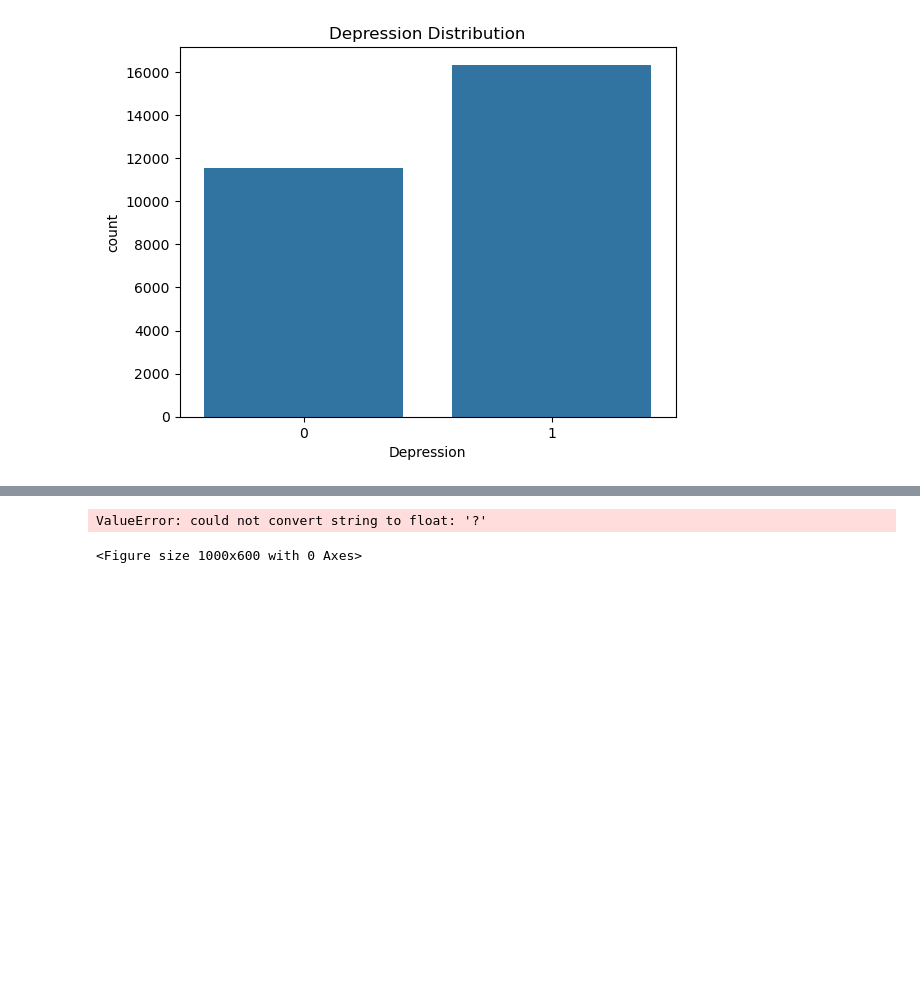
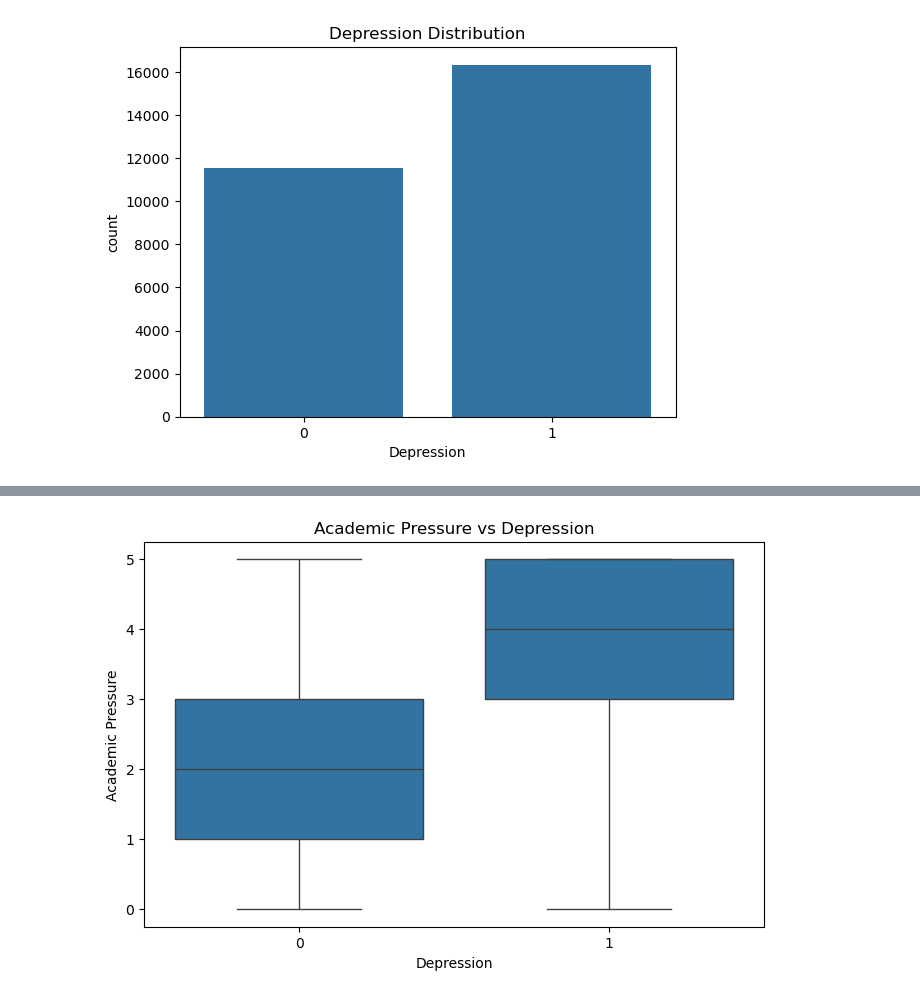
Before and after one commit to CoreeJoseph/ete4990-s25-homeworkfolder-ClassTemplte, a Jupyter notebook: Labs/Lab 11/_CoreeJoseph_Lab 11.ipynb, the cells around one changed output, grey strips where cells are left out. Drawn from its saved outputs; the diff is of its cells as text; code cells hidden in the pictures; blank space fills up the shorter version.

Commit message:
clean and plot

```diff
--- a/Labs/Lab 11/_CoreeJoseph_Lab 11.ipynb
+++ b/Labs/Lab 11/_CoreeJoseph_Lab 11.ipynb
@@ -217,6 +219,7 @@ ValueError: could not convert string to float: '?'
 # %%
-plt.figure(figsize = (10,6))
-sns.heatmap(df_encoded.corr())
+plt.figure(figsize = (8, 5))
+sns.boxplot(x = "Depression", y = "Academic Pressure", data = df)
+plt.title("Academic Pressure vs Depression")
+plt.show()
 # %% [output]
-ValueError: could not convert string to float: '?'
-<Figure size 1000x600 with 0 Axes>
+[figure, added]
```
Also changed, not shown: parts of 4 cells of this notebook.
